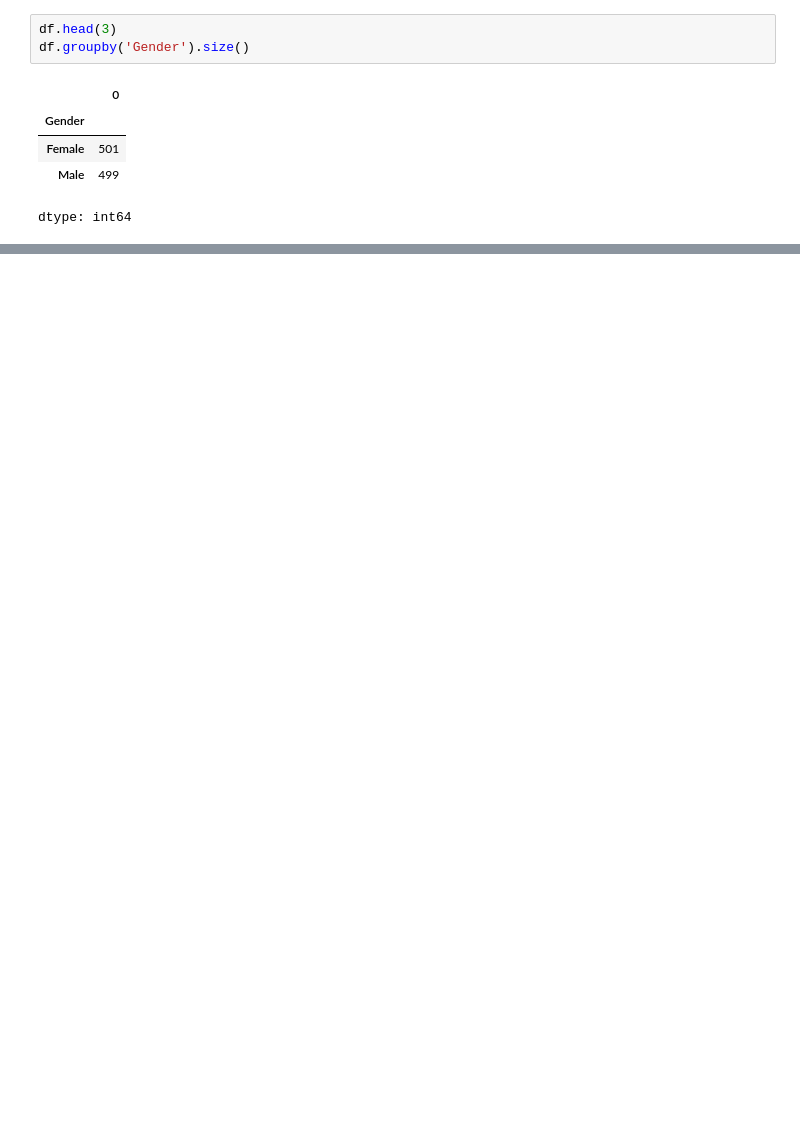
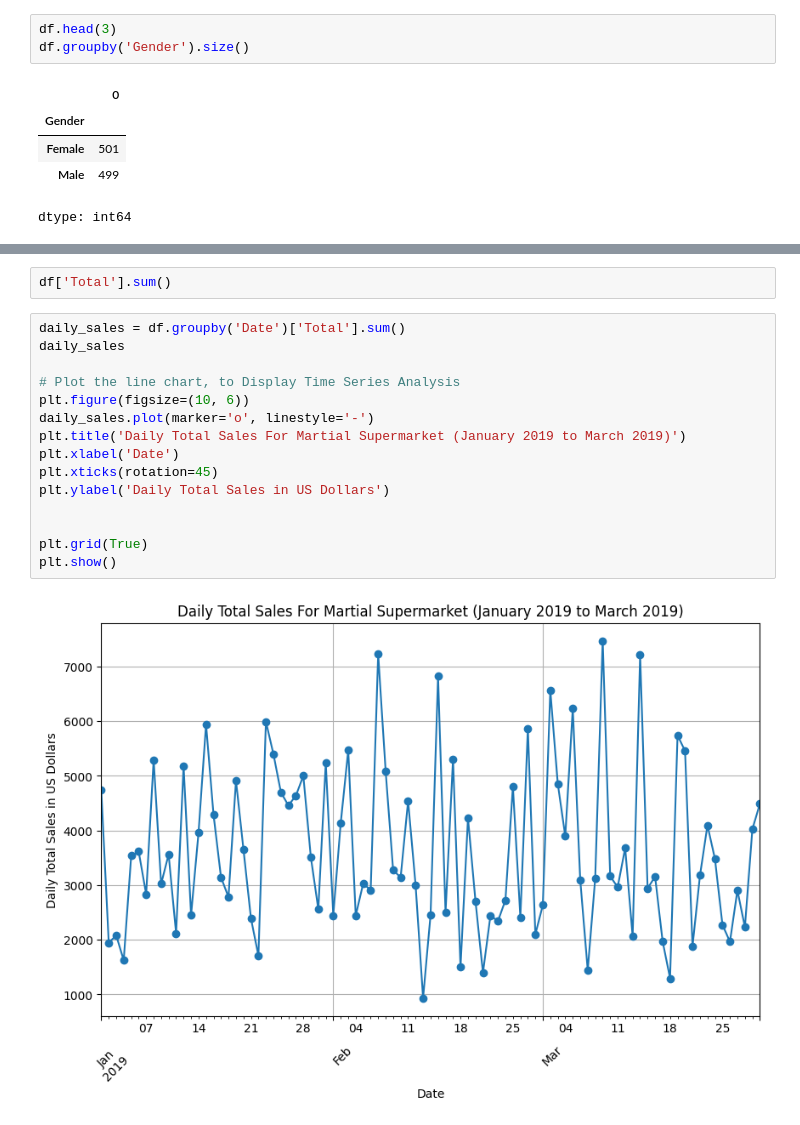
Before and after one commit to Nicole-Wanjiru/TimeSeriesSupermarketSalesAnalysis, a Jupyter notebook: TimeSeriesSupermarketSalesAnalysis.ipynb, the cells around one changed output, grey strips where cells are left out. Drawn from its saved outputs; the diff is of its cells as text; blank space fills up the shorter version.

```diff
--- a/TimeSeriesSupermarketSalesAnalysis.ipynb
+++ b/TimeSeriesSupermarketSalesAnalysis.ipynb
@@ -532,0 +531,19 @@ We can start by grouping the data according to
+# %%
+df['Total'].sum()
+# %%
+daily_sales = df.groupby('Date')['Total'].sum()
+daily_sales
+
+# Plot the line chart, to Display Time Series Analysis
+plt.figure(figsize=(10, 6))
+daily_sales.plot(marker='o', linestyle='-')
+plt.title('Daily Total Sales For Martial Supermarket (January 2019 to March 2019)')
+plt.xlabel('Date')
+plt.xticks(rotation=45)
+plt.ylabel('Daily Total Sales in US Dollars')
+
+
+plt.grid(True)
+plt.show()
+# %% [output]
+[figure, added]
```
Also changed, not shown: parts of 52 cells of this notebook.
